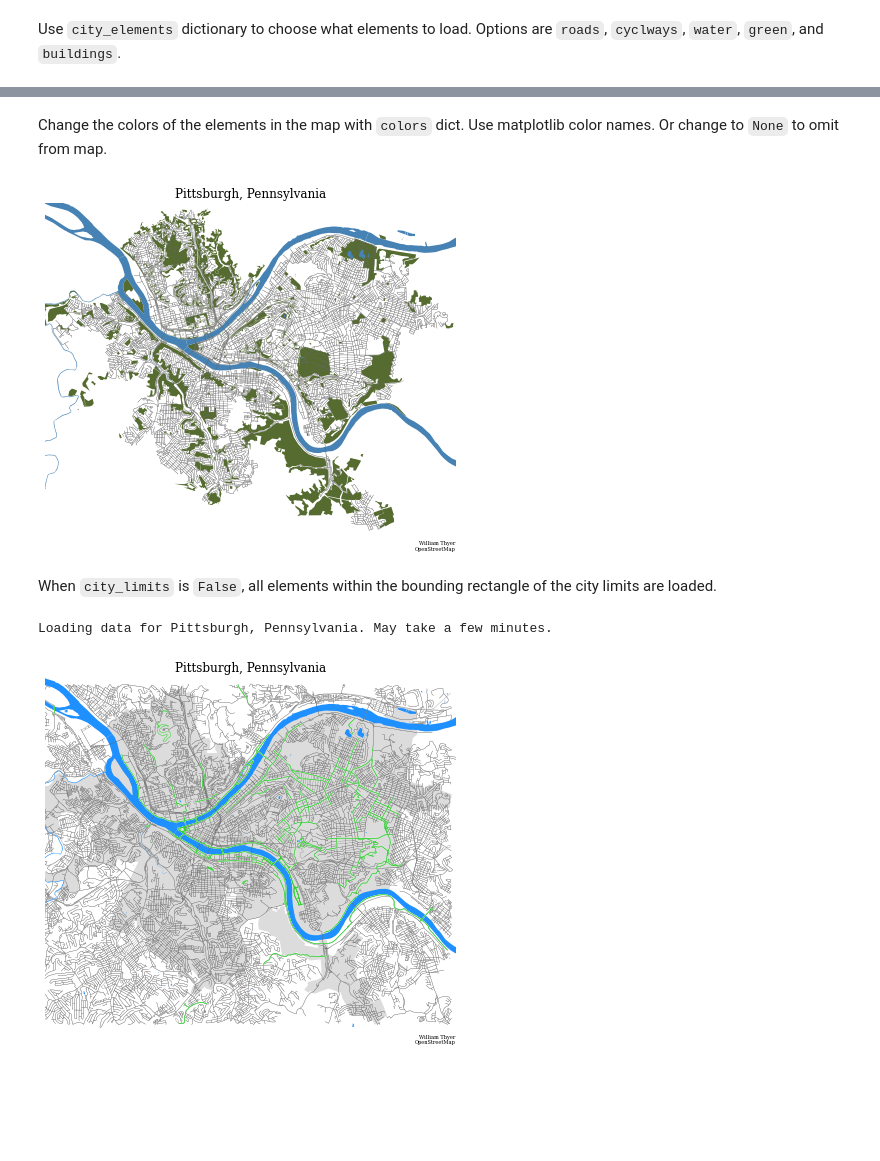
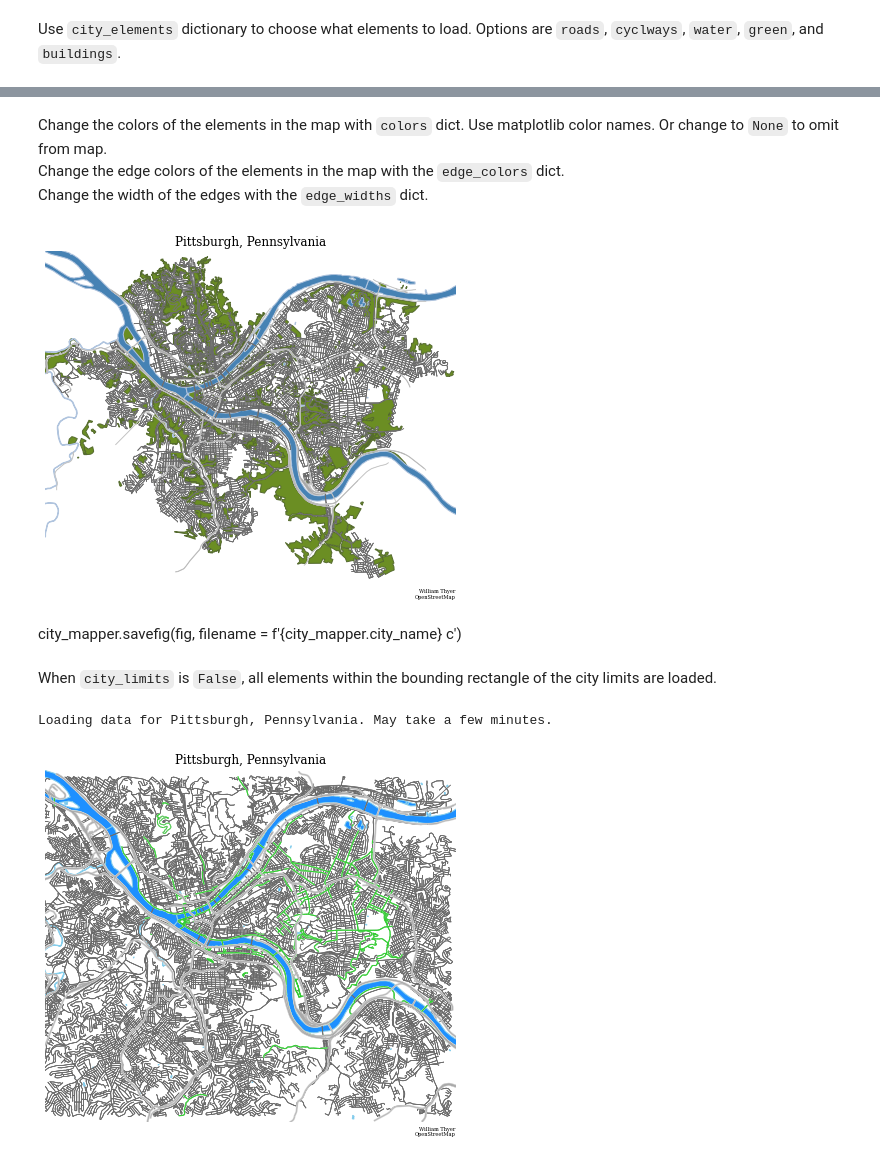
Before and after one commit to WilliamThyer/CityMapper, a Jupyter notebook: city_mapper_tutorial.ipynb, the cells around one changed output, grey strips where cells are left out. Cells and saved outputs as stored; diff of their text form; code cells hidden in the pictures; blank space fills up the shorter version.

```diff
--- a/city_mapper_tutorial.ipynb
+++ b/city_mapper_tutorial.ipynb
@@ -6,5 +7,5 @@ import CityMapper
 ### Default settings
 Create `CityMapper` class instance
 # %%
-city_mapper = CityMapper.CityMapper()
+cm = CityMapper.CityMapper()
 # %% [markdown]
@@ -12,5 +13,5 @@ city_mapper = CityMapper.CityMapper()
 # %%
-city_mapper.load_city(city_name = 'Pittsburgh, Pennsylvania')
+cm.load_data_from_city(city_name = 'Pittsburgh, Pennsylvania')
 # %% [output]
 Loading data for Pittsburgh, Pennsylvania. May take a few minutes.
 # %% [markdown]
@@ -36,12 +37,11 @@ fig = city_mapper.plot_city(
 # %% [markdown]
 Use `city_elements` dictionary to choose what elements to load. Options are `roads`, `cyclways`, `water`, `green`, and `buildings`.
 # %%
-city_mapper.load_city(
+cm.load_data_from_city(
     city_name = 'Pittsburgh, Pennsylvania',
     city_elements = {
         'cycleways': False, 'green': True
     }
 )
-fig = city_mapper.plot_city()
 # %% [output]
 Loading data for Pittsburgh, Pennsylvania. May take a few minutes.
@@ -49,12 +48,22 @@ Loading data for Pittsburgh, Pennsylvania. May take a few minutes.
 # %% [markdown]
 Change the colors of the elements in the map with `colors` dict. Use matplotlib color names. Or change to `None` to omit from map.
+Change the edge colors of the elements in the map with the `edge_colors` dict.
+Change the width of the edges with the `edge_widths` dict.
 # %%
-fig = city_mapper.plot_city(
+fig = cm.plot_map(
     colors = {
-        'green': 'darkolivegreen',
+        'green': 'olivedrab',
         'water': 'steelblue',
         'city_area': None
+    },
+    edge_colors = {
+        'green': 'darkolivegreen',
+        'water': 'lightsteelblue',
+        'city_area': 'darkgrey'
+    },
+    edge_width = {
+        'railways': .25
     }
 )
 # %% [output]
-[figure, old version]
+[figure, new version]
@@ -65,11 +70,13 @@ city_mapper.savefig(
+# %% [markdown]
+city_mapper.savefig(fig, filename = f'{city_mapper.city_name} c')
 # %% [markdown]
 When `city_limits` is `False`, all elements within the bounding rectangle of the city limits are loaded.
 # %%
-city_mapper.load_city(
+cm.load_data_from_city(
     city_name = 'Pittsburgh, Pennsylvania',
     city_limits = False
 )
-fig = city_mapper.plot_city()
+fig = cm.plot_map()
 # %% [output]
 Loading data for Pittsburgh, Pennsylvania. May take a few minutes.
-[figure, old version]
+[figure, new version]
```
Also changed, not shown: parts of 13 cells of this notebook, 1 other file.
